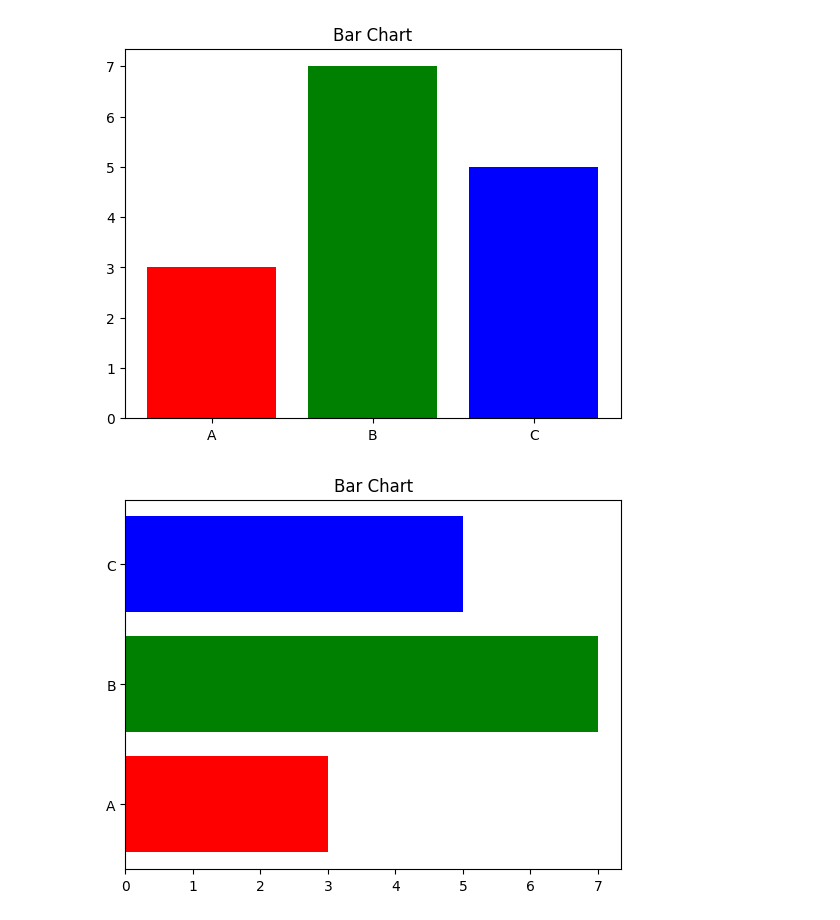
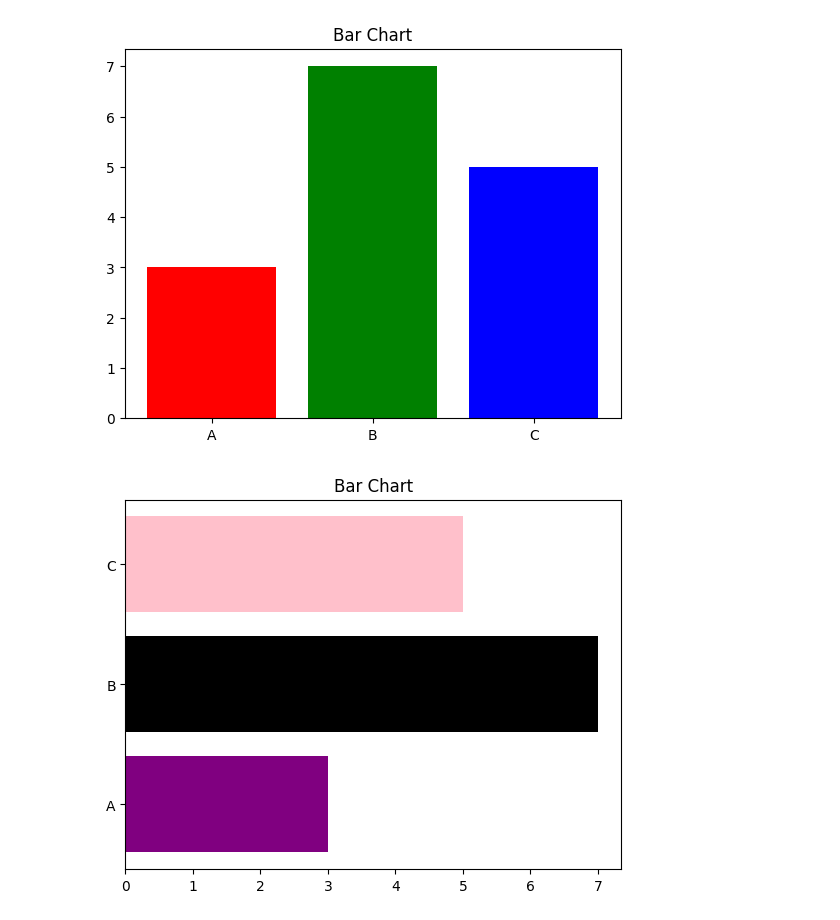
Before and after one commit to amayamohan/Data-science, a Jupyter notebook: practice_matplotlib.ipynb, the cells around one changed output. Drawn from its saved outputs; the diff is of its cells as text; code cells hidden in the pictures.

```diff
--- a/practice_matplotlib.ipynb
+++ b/practice_matplotlib.ipynb
@@ -32,9 +32,9 @@ plt.show()
 # %%
 categories = ['A', 'B', 'C', ]
 values = [3,7,5]
 
-plt.barh(categories , values ,color =['red', 'green', 'blue'] )
+plt.barh(categories , values ,color =['purple', 'black', 'pink'] )
 plt.title("Bar Chart")
 plt.show()
 # %% [output]
-[figure, old version]
+[figure, new version]
```
